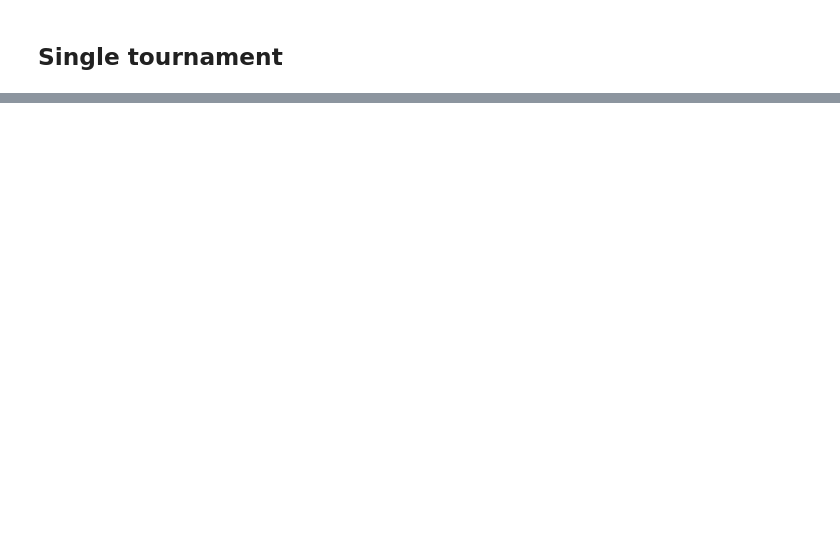
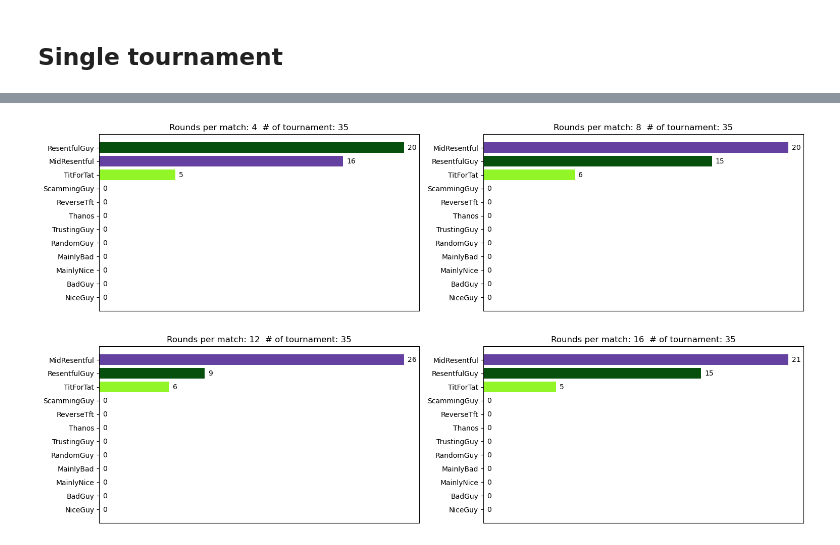
Before and after one commit to LeoPi314/LCP_projects_Y7_Group_4, a Jupyter notebook: IteratedTournament2.ipynb, the cells around one changed output, grey strips where cells are left out. Saved outputs shown, nothing was run; the diff lists cells and outputs as text; code cells hidden in the pictures; blank space fills up the shorter version.

```diff
--- a/IteratedTournament2.ipynb
+++ b/IteratedTournament2.ipynb
@@ -193,5 +195,5 @@ test_part = {
     'ScammingGuy': 4
 }
 
-x,y = r_tournament(test_part,r = 300,N_rounds = R, M = Payoff)
+x,y = r_tournament(test_part,r = 300,N_rounds = N_ROUNDS, M = Payoff)
 # %%
@@ -244,0 +227,17 @@ InvalidIndexError: Reindexing only valid with uniquely valued Index objects
+# %%
+# Adjust the length of all the dataaframes for the classification time evolution over the tournaments
+
+max_duration = 0
+for dataframe in time_evolution:
+    if max(dataframe['tournament']) > max_duration: max_duration = max(dataframe['tournament'])
+
+adj_time_evolution = []
+
+for dataframe in time_evolution:
+    while (max(dataframe['tournament']) < max_duration):
+        max_t = max(dataframe['tournament'])
+        #print(max_t)
+        support = copy.deepcopy(dataframe[dataframe['tournament'] == max_t])
+        support['tournament'] = max_t + 1
+        dataframe = pd.concat([dataframe, support], axis=0)
+    adj_time_evolution.append(dataframe)
@@ -244,0 +260,61 @@ InvalidIndexError: Reindexing only valid with uniquely valued Index objects
+# %%
+import matplotlib.pyplot as plt
+import matplotlib.animation as animation
+import matplotlib.colors as matcol
+import numpy as np
+
+
+# frame = [ adj_time_evolution[j]['tournament'].unique() for j in range(adj_time_evolution) ]
+frame = adj_time_evolution[0]['tournament'].unique()
+
+#---------------------------------------COLORS-----------------------------------------------------------------
+# Numero di colori da generare
+n_colors = len(test_part)
+
+# Selezione del colormap (puoi scegliere tra diverse opzioni come 'viridis', 'plasma', 'inferno', ecc.)
+#colormap = plt.cm.plasma
+
+# Generazione dei colori sfumati
+#colors = [colormap(i) for i in np.linspace(0, 0.7, n_colors)]
+
+# Converti i colori RGBA in codici colore hex
+#colors_hex = [matcol.rgb2hex(c) for c in colors]
+colors_hex = ['#e61212', '#4f3307', '#cc8c14', '#fcf112', '#91f527', '#7fffd4', '#074f0d', '#0df7ff', '#0d208c', '#6440a1', '#f22ce8', '#8e8b8f', '#7fffd4' ]
+# Creiamo un dizionario per associare le strategie ai colori
+strategy_colors = dict(zip(test_part.keys(), colors_hex))
+
+
+fig, axs = plt.subplots(nrows=2, ncols=2, figsize=(18, 10))
+axs = axs.flatten()  # Converti l'array in una lista
+
+for ax in axs:
+    ax.set_xticks([])  # Rimuove i tick dell'asse X
+    ax.set_xticklabels([])  # Rimuove le etichette dell'asse X
+    ax.set(ylabel='$Player\'s strategies$')
+
+def animate(frame):
+    for ax in axs:
+        ax.clear()
+        data_frame = adj_time_evolution[axs.tolist().index(ax)][adj_time_evolution[axs.tolist().index(ax)]['tournament'] == frame]
+
+        if not data_frame.empty:
+            sorted_strategies = data_frame.nlargest(len(test_part), 'N').sort_values('N', ascending=True)
+            barh = ax.barh(sorted_strategies['Strategies'], sorted_strategies['N'], color=[strategy_colors[strategy] for strategy in sorted_strategies['Strategies']])
+
+            # Aspetto del grafico
+            ax.bar_label(barh, padding=5)
+            ax.set_xticks([])  # Rimuove i tick dell'asse X
+            ax.set_xticklabels([])  # Rimuove le etichette dell'asse X
+            ax.set(title="Rounds per match: " + str(R[axs.tolist().index(ax)]) + "  " + "# of tournament: " + str(frame))
+        else:
+            print(f"No data for tournament: {frame}")
+
+# global anim
+anim = animation.FuncAnimation(fig, animate, frames=frame, interval=1000, repeat=False)
+
+# Salva l'animazione in un file .gif usando Pillow
+anim.save('animazione_multipla_1.gif', writer='pillow')
+
+plt.show()
+# %% [output]
+[figure, added]
```
Also changed, not shown: parts of 5 cells of this notebook, 1 other file.
